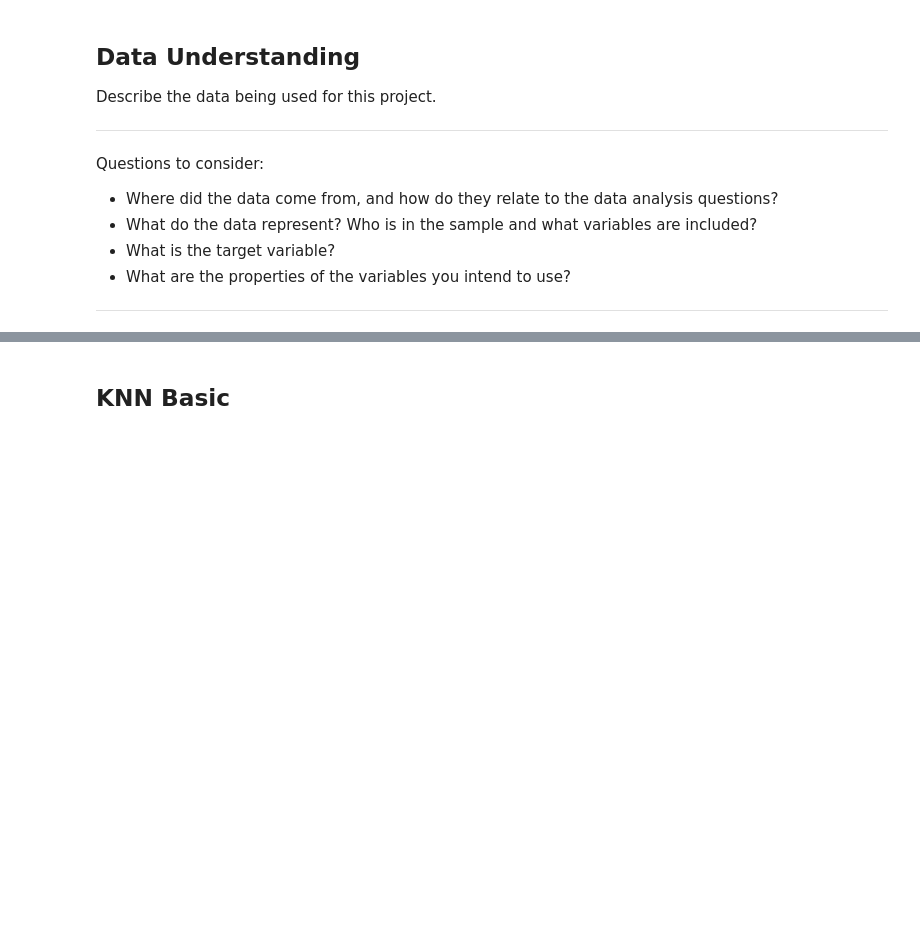
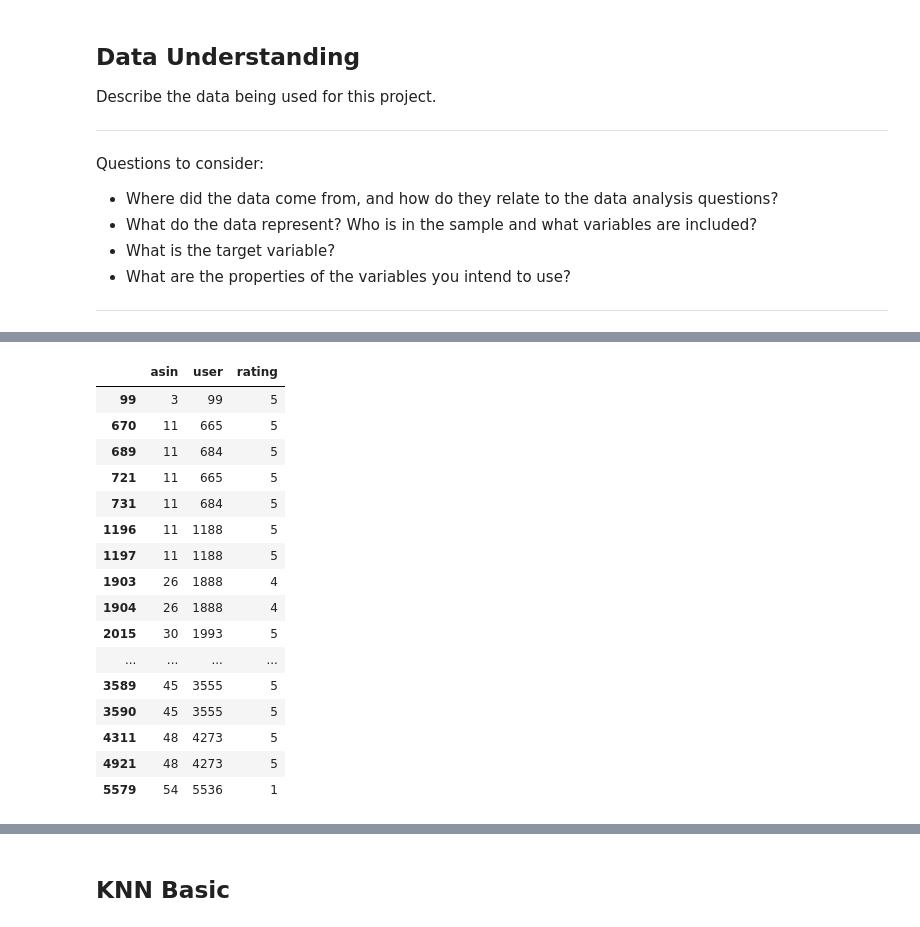
Before and after one commit to ds-leehanjin/amazon-recommender-system, a Jupyter notebook: dsc-phase4-project-rougheda.ipynb, the cells around one changed output, grey strips where cells are left out. Saved outputs shown, nothing was run; the diff lists cells and outputs as text; code cells hidden in the pictures; blank space fills up the shorter version.

```diff
--- a/dsc-phase4-project-rougheda.ipynb
+++ b/dsc-phase4-project-rougheda.ipynb
@@ -123,0 +173,6 @@ Name: asin, Length: 2565349, dtype: object
+# %%
+df['rating']=df['rating'].astype(np.int8)
+# %%
+df['asin']=df['asin'].astype(np.int32)
+# %%
+df['user']=df['user'].astype(np.int32)
@@ -123,0 +187,3 @@ Name: asin, Length: 2565349, dtype: object
+# %%
+df.drop('timestamp', axis=1, inplace=True)
+df
@@ -123,0 +204,20 @@ Name: asin, Length: 2565349, dtype: object
+# %%
+df[df.duplicated(keep=False)==True].head(20)
+# %% [output]
+|  | asin | user | rating |
+| 99 | 3 | 99 | 5 |
+| 670 | 11 | 665 | 5 |
+| 689 | 11 | 684 | 5 |
+| 721 | 11 | 665 | 5 |
+| 731 | 11 | 684 | 5 |
+| 1196 | 11 | 1188 | 5 |
+| 1197 | 11 | 1188 | 5 |
+| 1903 | 26 | 1888 | 4 |
+| 1904 | 26 | 1888 | 4 |
+| 2015 | 30 | 1993 | 5 |
+| ... | ... | ... | ... |
+| 3589 | 45 | 3555 | 5 |
+| 3590 | 45 | 3555 | 5 |
+| 4311 | 48 | 4273 | 5 |
+| 4921 | 48 | 4273 | 5 |
+| 5579 | 54 | 5536 | 1 |
```
Also changed, not shown: parts of 89 cells of this notebook, 3 other files.
